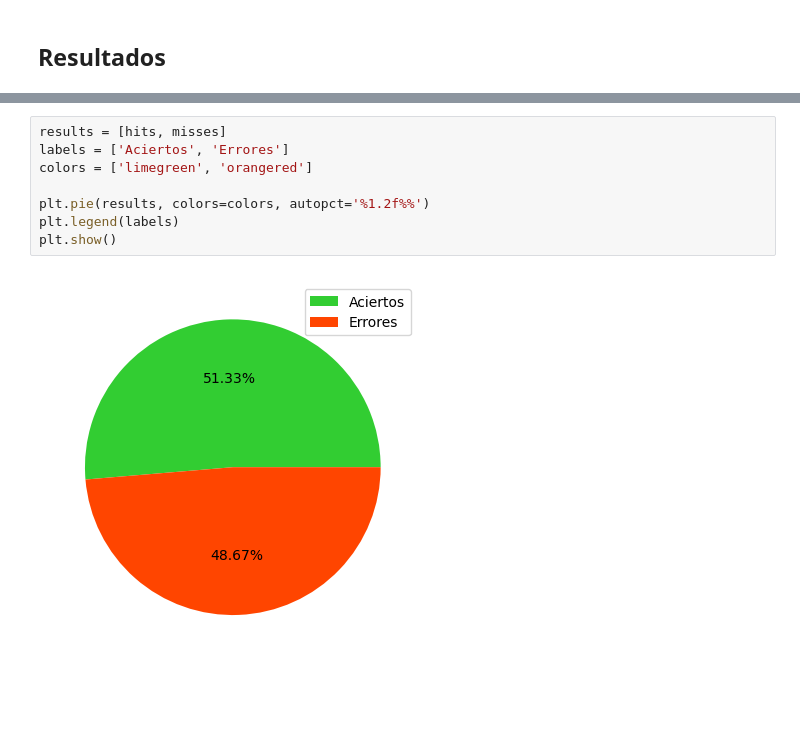
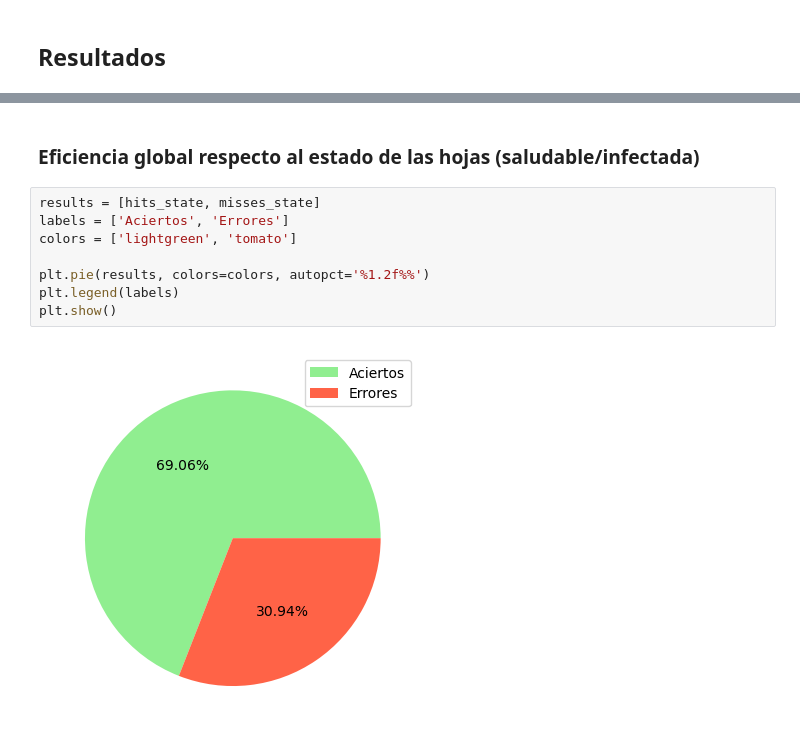
Before and after one commit to LindermanDgz/coffee-leaves-classification, a Jupyter notebook: coffee-leaves-classification.ipynb, the cells around one changed output, grey strips where cells are left out. Saved outputs shown, nothing was run; the diff lists cells and outputs as text; blank space fills up the shorter version.

```diff
--- a/coffee-leaves-classification.ipynb
+++ b/coffee-leaves-classification.ipynb
@@ -368,13 +409,15 @@ rust_level_1: 56.97674418604651 %
 rust_level_2: 40.36144578313253 %
 rust_level_3: 9.67741935483871 %
 rust_level_4: 3.3333333333333335 %
+# %% [markdown]
+### Eficiencia global respecto al estado de las hojas (saludable/infectada)
 # %%
-results = [hits, misses]
+results = [hits_state, misses_state]
 labels = ['Aciertos', 'Errores']
-colors = ['limegreen', 'orangered']
+colors = ['lightgreen', 'tomato']
 
 plt.pie(results, colors=colors, autopct='%1.2f%%')
 plt.legend(labels)
 plt.show()
 # %% [output]
-[figure, old version]
+[figure, new version]
```
Also changed, not shown: parts of 11 cells of this notebook.
